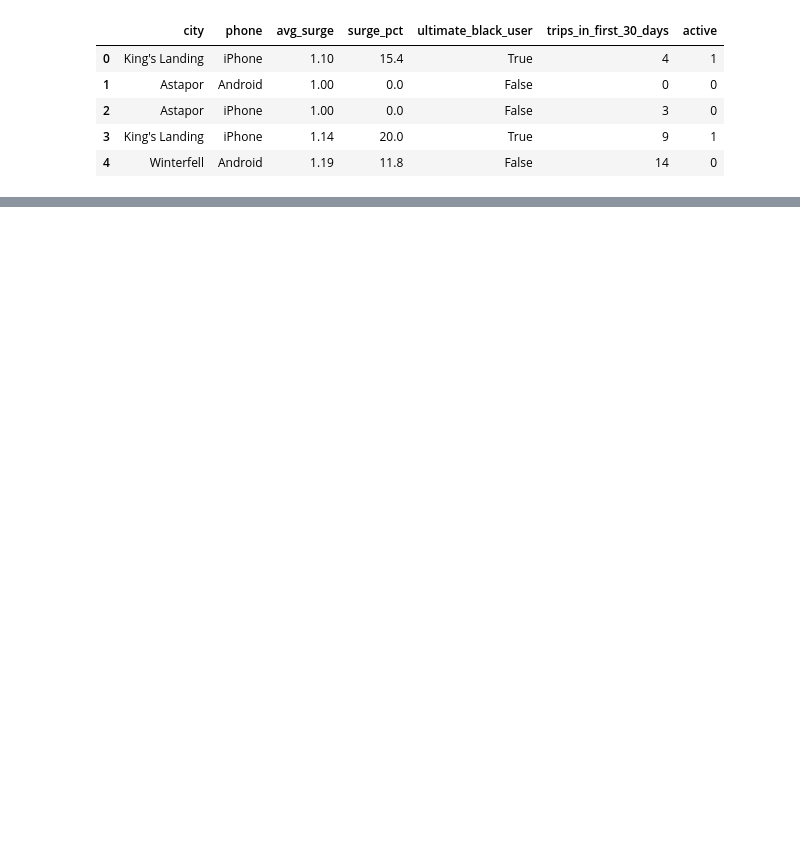
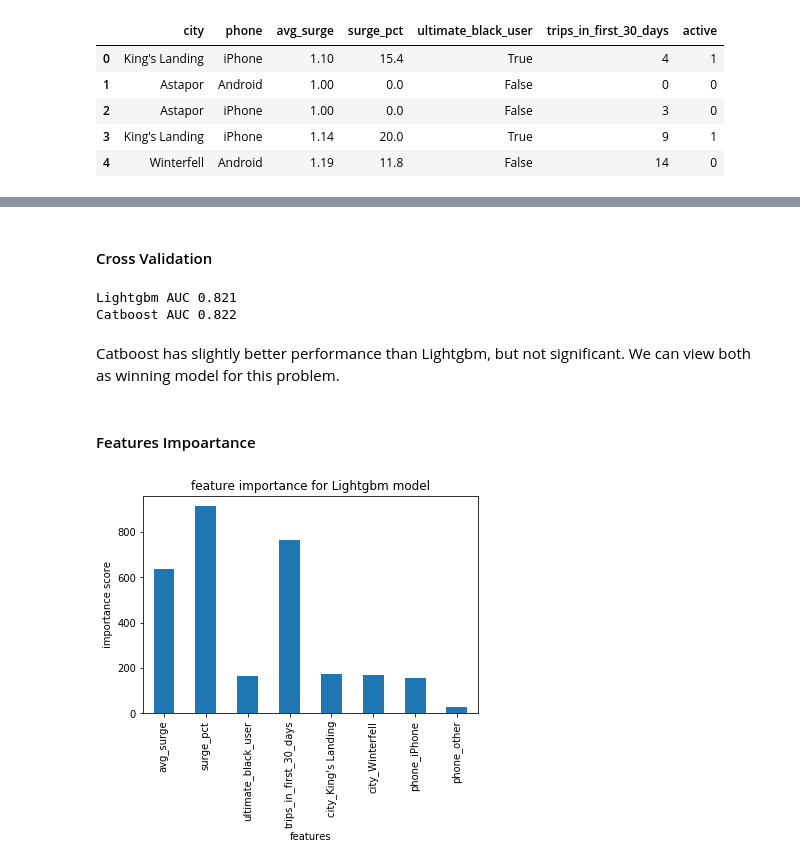
Before and after one commit to sittingman/takehome_proj, a Jupyter notebook: ultimate_challenge/part_3.ipynb, the cells around one changed output, grey strips where cells are left out. Drawn from its saved outputs; the diff is of its cells as text; code cells hidden in the pictures; blank space fills up the shorter version.

```diff
--- a/ultimate_challenge/part_3.ipynb
+++ b/ultimate_challenge/part_3.ipynb
@@ -370,0 +264,7 @@ Catboost has the best performance in this analysis. Catboost is particular good
+# %%
+target = final_df['active']
+feature = final_df.drop('active', axis=1)
+dummies = pd.get_dummies(feature[['city', 'phone']], drop_first=True)
+feature_w_dummies = pd.merge(feature, dummies, how='inner', left_index=True, right_index=True)
+feature_w_dummies['ultimate_black_user'] = feature_w_dummies['ultimate_black_user'].astype(int)
+feature_w_dummies = feature_w_dummies.drop(['city','phone'], axis=1)
@@ -370,0 +403,2 @@ Catboost has the best performance in this analysis. Catboost is particular good
+# %% [markdown]
+#### Cross Validation
@@ -370,0 +410,28 @@ Catboost has the best performance in this analysis. Catboost is particular good
+# %%
+print('Lightgbm AUC %.3f' % (lightgbm_auc.mean()))
+print('Catboost AUC %.3f' % (catboost_auc.mean()))
+# %% [output]
+Lightgbm AUC 0.821
+Catboost AUC 0.822
+# %% [markdown]
+Catboost has slightly better performance than Lightgbm, but not significant. We can view both as winning model for this problem.
+# %% [markdown]
+#### Features Impoartance
+# %%
+lgbm_fullset = LGBMClassifier().fit(feature_w_dummies, target)
+cat_fullset = CatBoostClassifier(verbose=False, cat_features=['city', 'phone', 'ultimate_black_user']).fit(feature, target)
+# %%
+lgbm_eval = pd.DataFrame({'feature': feature_w_dummies.columns,
+                          'importance': lgbm_fullset.feature_importances_})
+cat_eval = pd.DataFrame({'feature': feature.columns,
+                         'importance': cat_fullset.feature_importances_})
+# %%
+lgbm_eval.plot(kind='bar', x='feature', y='importance', legend=None)
+plt.xlabel('features')
+plt.ylabel('importance score')
+plt.title('feature importance for Lightgbm model')
+plt.show()
+# display('Lightgbm Features importance' + lgbm_eval)
+# display(cat_eval)
+# %% [output]
+[figure, added]
```
Also changed, not shown: parts of 45 cells of this notebook.
